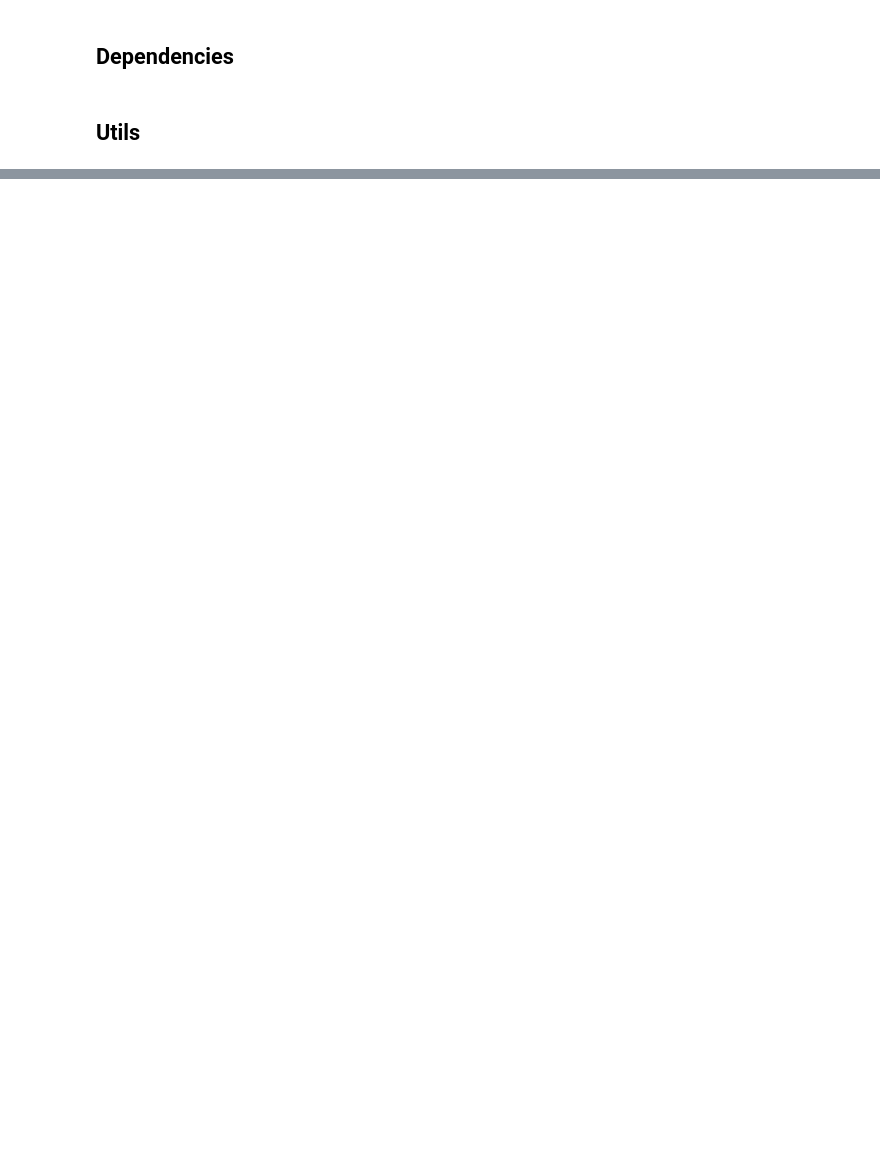
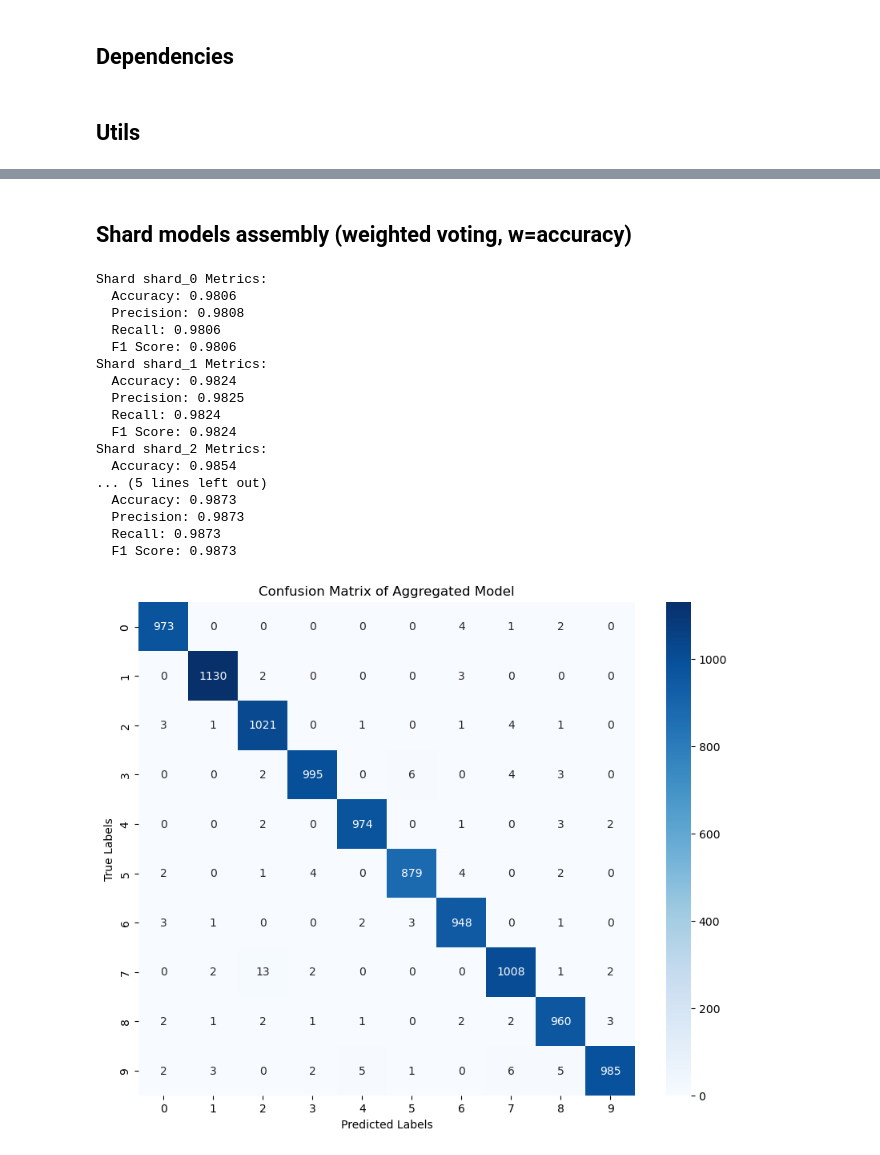
Before and after one commit to Jsrsky/machine_unlearning_experiments, a Jupyter notebook: experiments/mnist/sisa/sisa_mnist.ipynb, the cells around one changed output, grey strips where cells are left out. Cells and saved outputs as stored; diff of their text form; code cells hidden in the pictures; blank space fills up the shorter version.

```diff
--- a/experiments/mnist/sisa/sisa_mnist.ipynb
+++ b/experiments/mnist/sisa/sisa_mnist.ipynb
@@ -413,0 +286,26 @@ def retrain_sisa_framework(updated_structure_path, affected_shards, dataset, sav
+# %% [markdown]
+## Shard models assembly (weighted voting, w=accuracy)
+# %%
+with open("sisa_final_evaluation.json", "r") as f:
+    results = json.load(f)
+# %%
+evaluate_aggregated_model(results)
+# %% [output]
+Shard shard_0 Metrics:
+  Accuracy: 0.9806
+  Precision: 0.9808
+  Recall: 0.9806
+  F1 Score: 0.9806
+Shard shard_1 Metrics:
+  Accuracy: 0.9824
+  Precision: 0.9825
+  Recall: 0.9824
+  F1 Score: 0.9824
+Shard shard_2 Metrics:
+  Accuracy: 0.9854
+... (5 lines left out)
+  Accuracy: 0.9873
+  Precision: 0.9873
+  Recall: 0.9873
+  F1 Score: 0.9873
+[figure, added]
```
Also changed, not shown: parts of 54 cells of this notebook, 22 other files.
